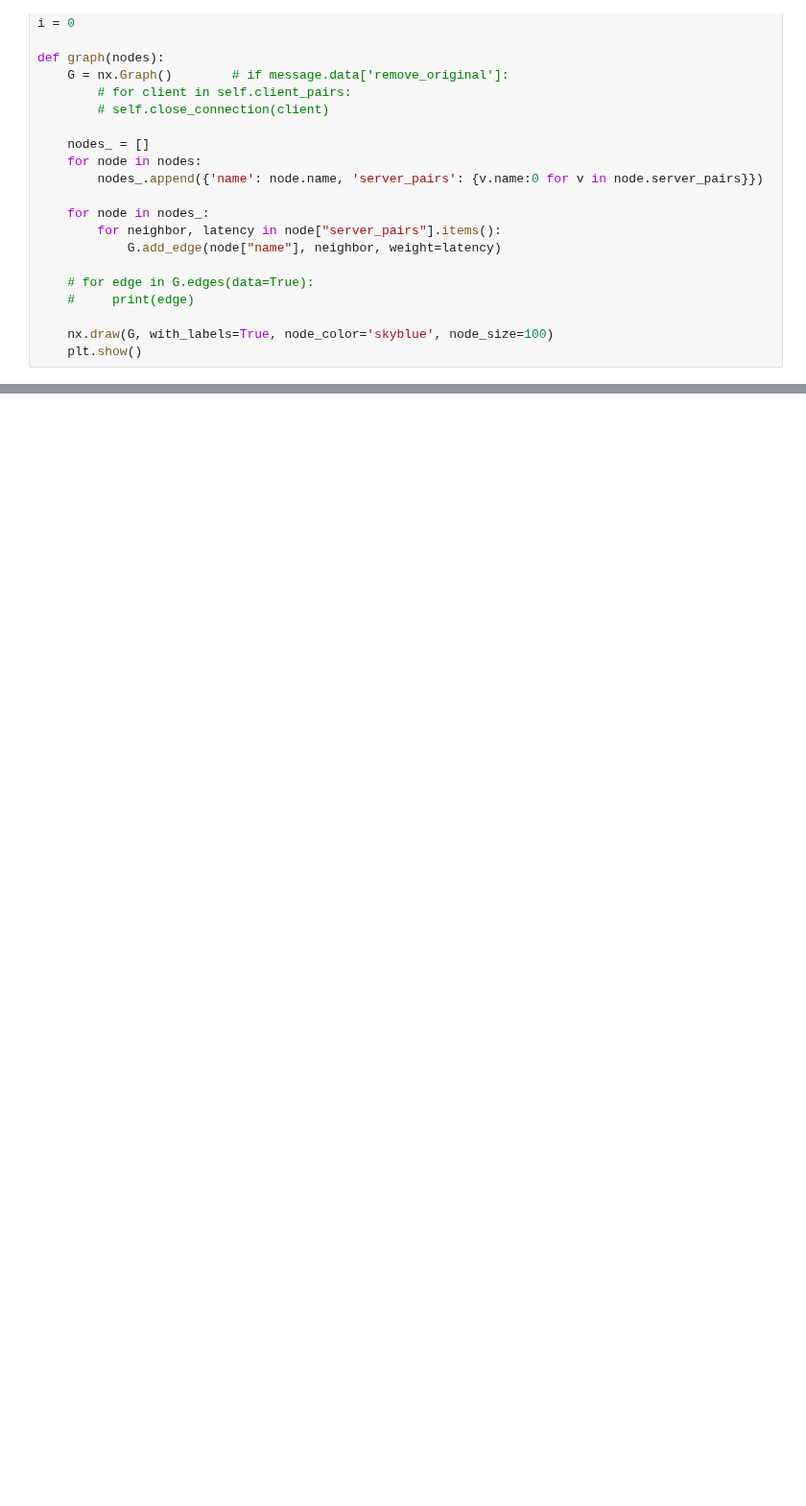
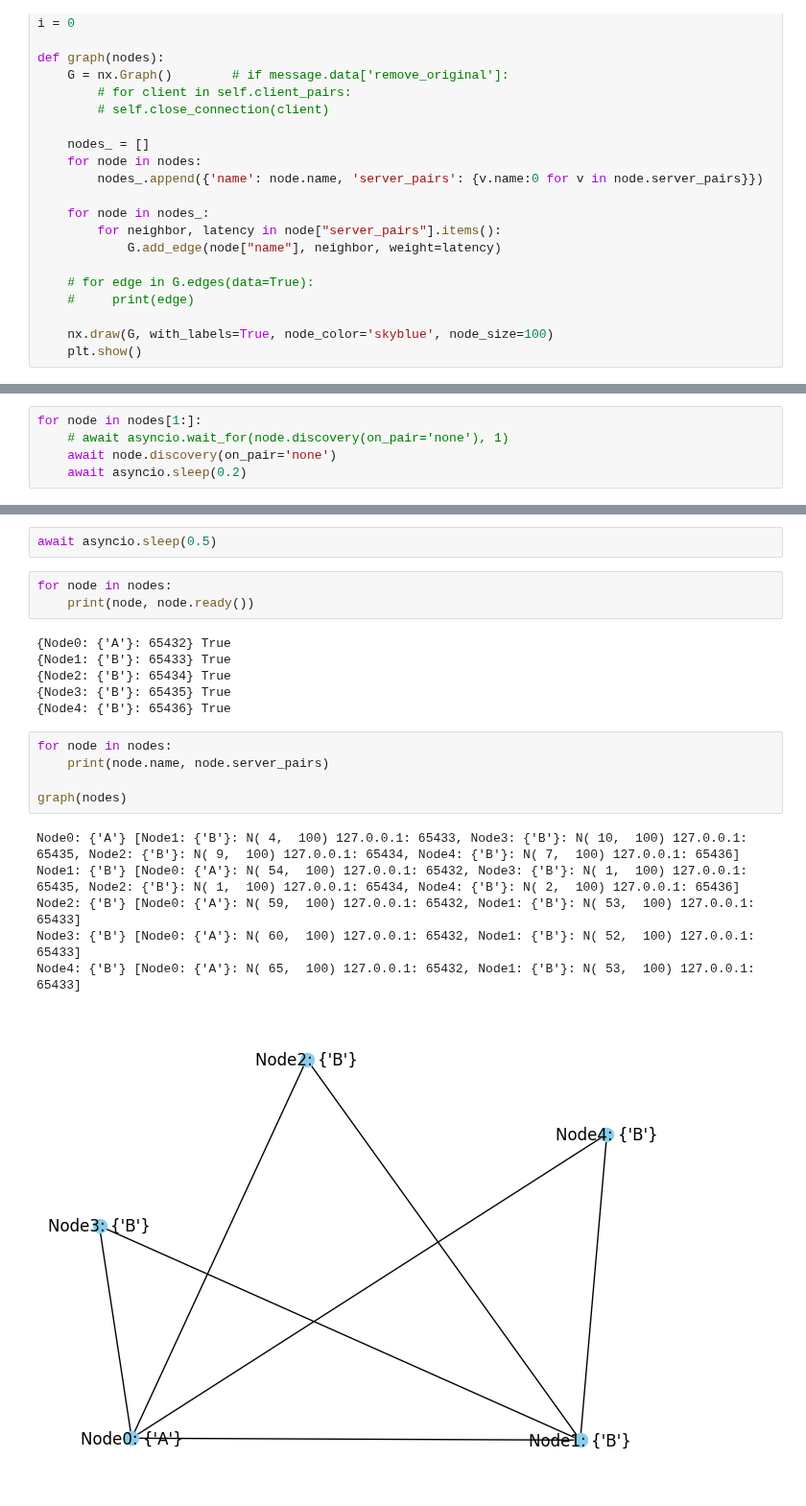
Before and after one commit to amalvarezme/python-chaski, a Jupyter notebook: noteboks/nodes-test.ipynb, the cells around one changed output, grey strips where cells are left out. Shown at 96% size. Saved outputs shown, nothing was run; the diff lists cells and outputs as text; blank space fills up the shorter version.

```diff
--- a/noteboks/nodes-test.ipynb
+++ b/noteboks/nodes-test.ipynb
@@ -97,0 +138,5 @@ node1
+# %%
+for node in nodes[1:]:
+    # await asyncio.wait_for(node.discovery(on_pair='none'), 1)
+    await node.discovery(on_pair='none')
+    await asyncio.sleep(0.2)
@@ -97,0 +147,23 @@ node1
+# %%
+await asyncio.sleep(0.5)
+# %%
+for node in nodes:
+    print(node, node.ready())
+# %% [output]
+{Node0: {'A'}: 65432} True
+{Node1: {'B'}: 65433} True
+{Node2: {'B'}: 65434} True
+{Node3: {'B'}: 65435} True
+{Node4: {'B'}: 65436} True
+# %%
+for node in nodes:
+    print(node.name, node.server_pairs)
+
+graph(nodes)
+# %% [output]
+Node0: {'A'} [Node1: {'B'}: N( 4,  100) 127.0.0.1: 65433, Node3: {'B'}: N( 10,  100) 127.0.0.1: 65435, Node2: {'B'}: N( 9,  100) 127.0.0.1: 65434, Node4: {'B'}: N( 7,  100) 127.0.0.1: 65436]
+Node1: {'B'} [Node0: {'A'}: N( 54,  100) 127.0.0.1: 65432, Node3: {'B'}: N( 1,  100) 127.0.0.1: 65435, Node2: {'B'}: N( 1,  100) 127.0.0.1: 65434, Node4: {'B'}: N( 2,  100) 127.0.0.1: 65436]
+Node2: {'B'} [Node0: {'A'}: N( 59,  100) 127.0.0.1: 65432, Node1: {'B'}: N( 53,  100) 127.0.0.1: 65433]
+Node3: {'B'} [Node0: {'A'}: N( 60,  100) 127.0.0.1: 65432, Node1: {'B'}: N( 52,  100) 127.0.0.1: 65433]
+Node4: {'B'} [Node0: {'A'}: N( 65,  100) 127.0.0.1: 65432, Node1: {'B'}: N( 53,  100) 127.0.0.1: 65433]
+[figure, added]
```
Also changed, not shown: parts of 15 cells of this notebook, 7 other files.
